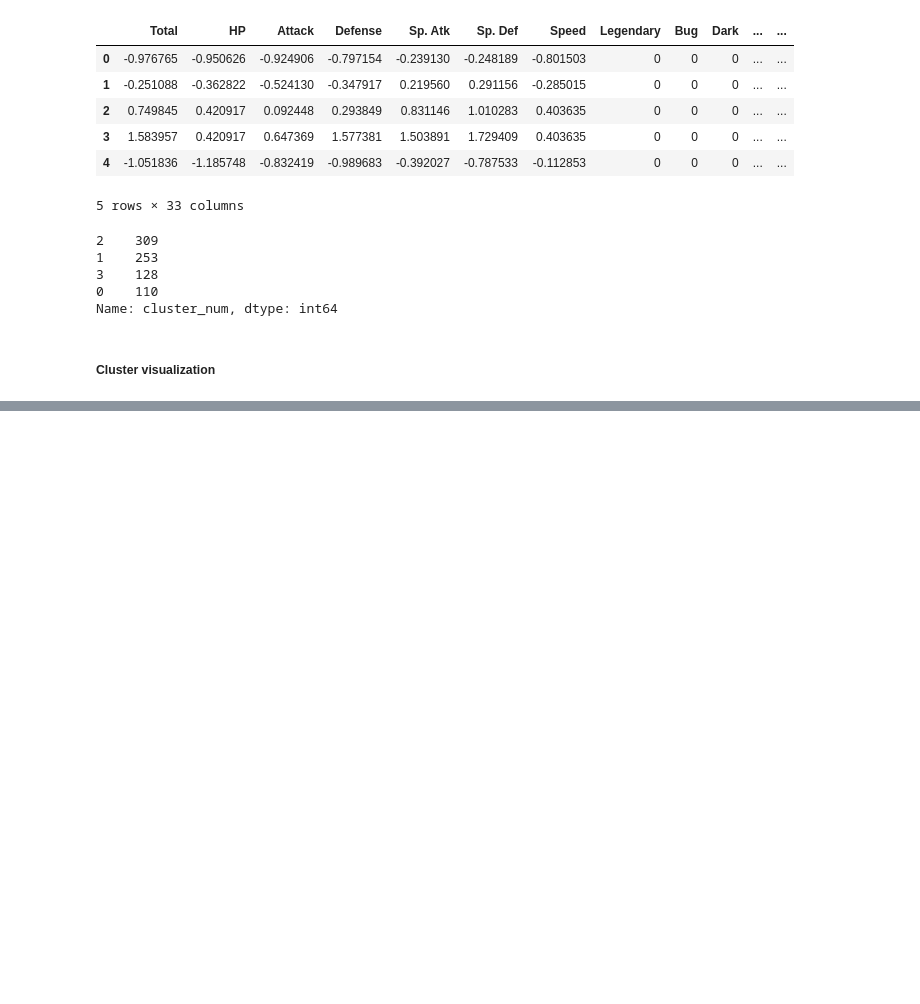
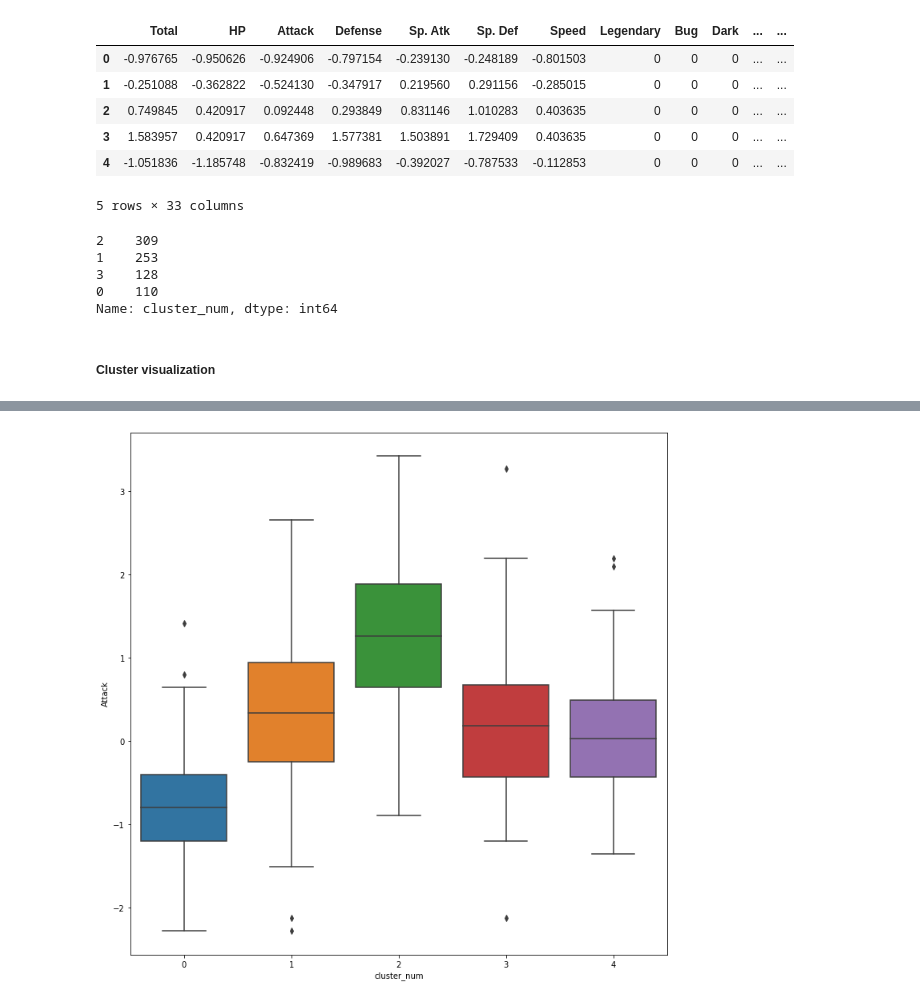
Before and after one commit to dylan5023/Data-Sicence, a Jupyter notebook: ML/pokemon_classification.ipynb, the cells around one changed output, grey strips where cells are left out. Cells and saved outputs as stored; diff of their text form; code cells hidden in the pictures; blank space fills up the shorter version.

```diff
--- a/ML/pokemon_classification.ipynb
+++ b/ML/pokemon_classification.ipynb
@@ -449,0 +519,7 @@ plt.show()
+# %%
+fig = plt.figure(figsize = (12, 12))
+ax = fig.gca()
+sns.boxplot(x = "cluster_num", y = "Attack", data=preprocessed_df, ax=ax)
+plt.show()
+# %% [output]
+[figure, added]
```
Also changed, not shown: parts of 11 cells of this notebook.
